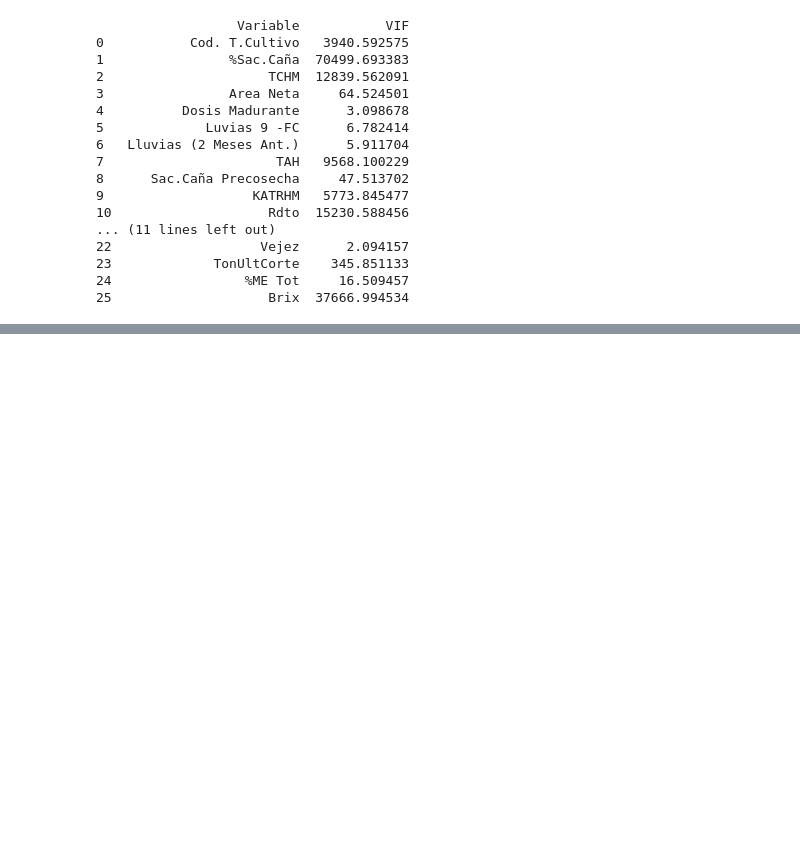
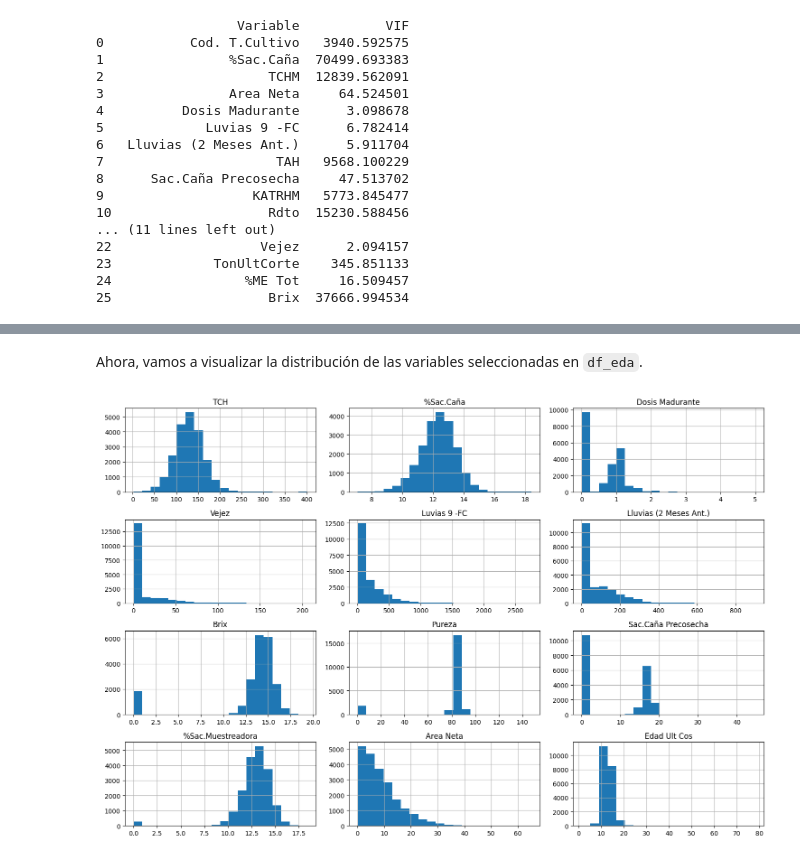
Before and after one commit to Yustes1704/Analisis_Cuantitativo_Ingenio, a Jupyter notebook: Taller_Final.ipynb, the cells around one changed output, grey strips where cells are left out. Saved outputs shown, nothing was run; the diff lists cells and outputs as text; code cells hidden in the pictures; blank space fills up the shorter version.

Commit message:
Continuación EDA de variables seleccionadas y análisis de nulos.

```diff
--- a/Taller_Final.ipynb
+++ b/Taller_Final.ipynb
@@ -330,3 +330,12 @@ Shape final del dataset para EDA: (21027, 12)
 | 2 | 174.347087 | 11.9364 | 1.1 | 2.108 | 457.0 | 246.0 | 14.1130 | 84.4527 | ... |
 | 3 | 136.790476 | 11.2770 | 0.0 | 64.614 | 0.0 | 0.0 | 13.6350 | 82.7062 | ... |
 | 4 | 113.068432 | 10.2160 | 0.0 | 71.021 | 284.0 | 138.0 | 12.9760 | 78.7299 | ... |
+# %% [markdown]
+Ahora, vamos a visualizar la distribución de las variables seleccionadas en `df_eda`.
+# %%
+# Visualizar la distribución de las variables en df_eda
+df_eda.hist(figsize=(15, 10), bins=20)
+plt.tight_layout()
+plt.show()
+# %% [output]
+[figure, added]
```
Also changed, not shown: parts of 4 cells of this notebook.
